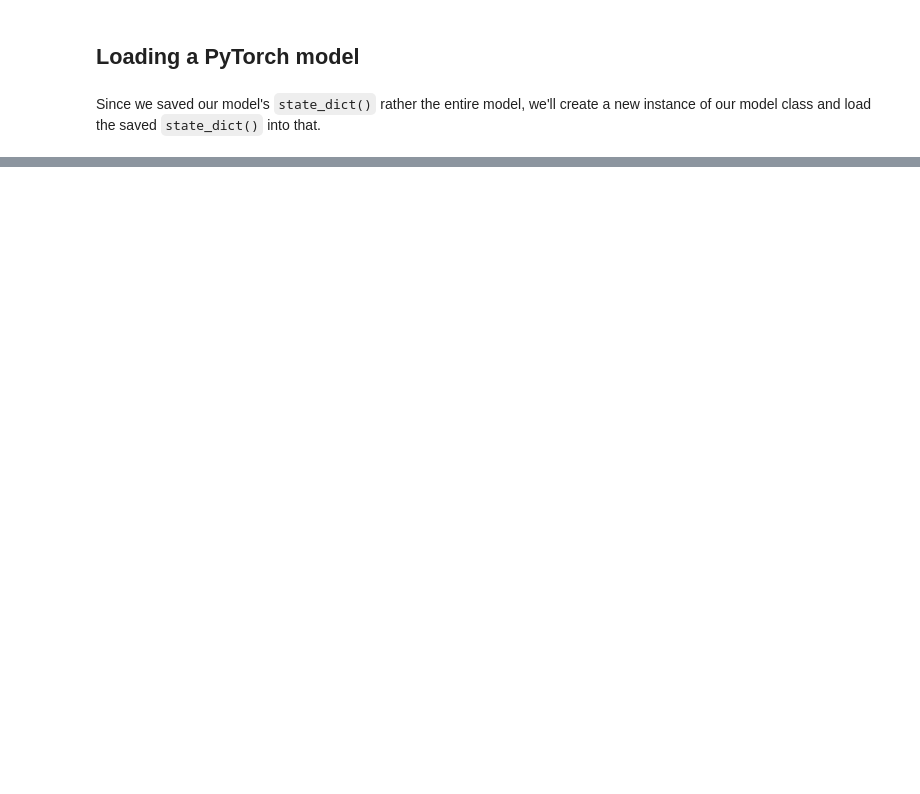
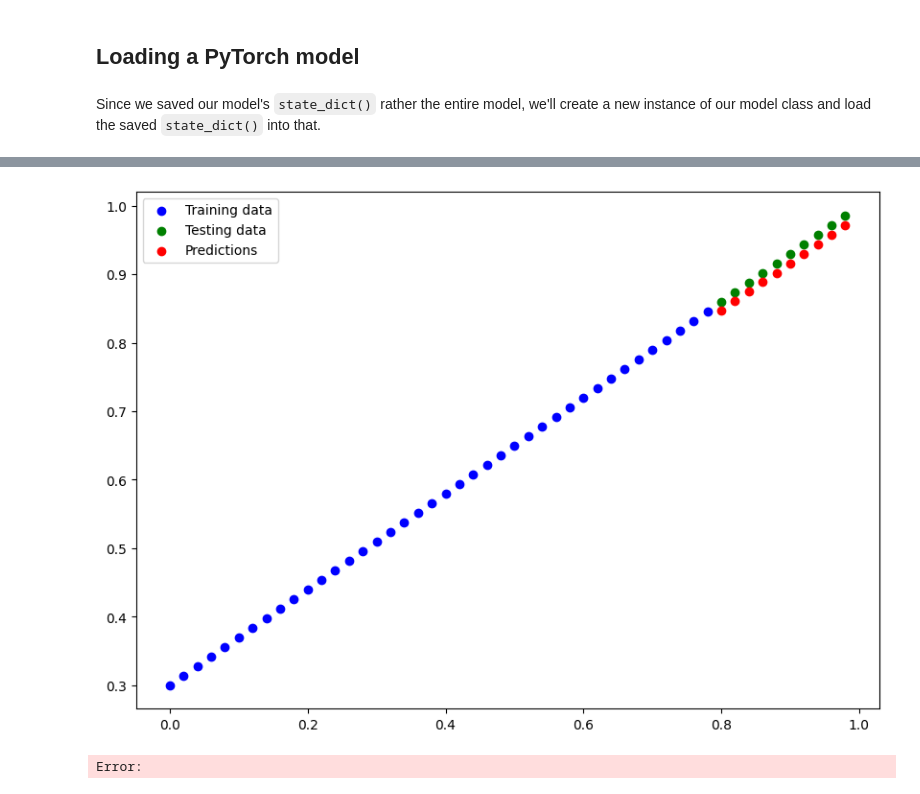
Before and after one commit to gvtsch/ZTM_Pytorch_ud, a Jupyter notebook: 01_pytorch_workflow.ipynb, the cells around one changed output, grey strips where cells are left out. Saved outputs shown, nothing was run; the diff lists cells and outputs as text; code cells hidden in the pictures; blank space fills up the shorter version.

```diff
--- a/01_pytorch_workflow.ipynb
+++ b/01_pytorch_workflow.ipynb
@@ -338,0 +682,7 @@ y_preds_after_training == loaded_model_preds
+# %%
+# Make predictions with loaded model
+loaded_model_1.eval()
+
+with torch.inference_mode():
+    loaded_model_preds = loaded_model_1(X_test)
+loaded_model_preds
@@ -338,0 +713,6 @@ y_preds_after_training == loaded_model_preds
+# %%
+# plot the predictions
+plot_predictions(predictions=loaded_model_preds.to("cpu"))
+# %% [output]
+[figure, added]
+Error:
```
Also changed, not shown: parts of 46 cells of this notebook, 2 other files.
